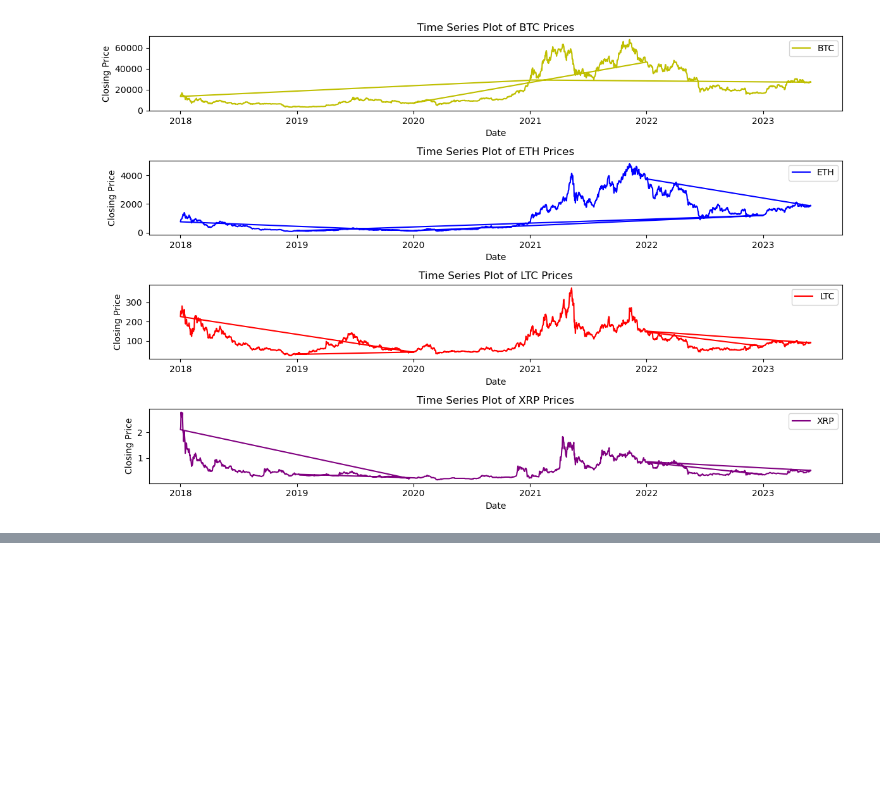
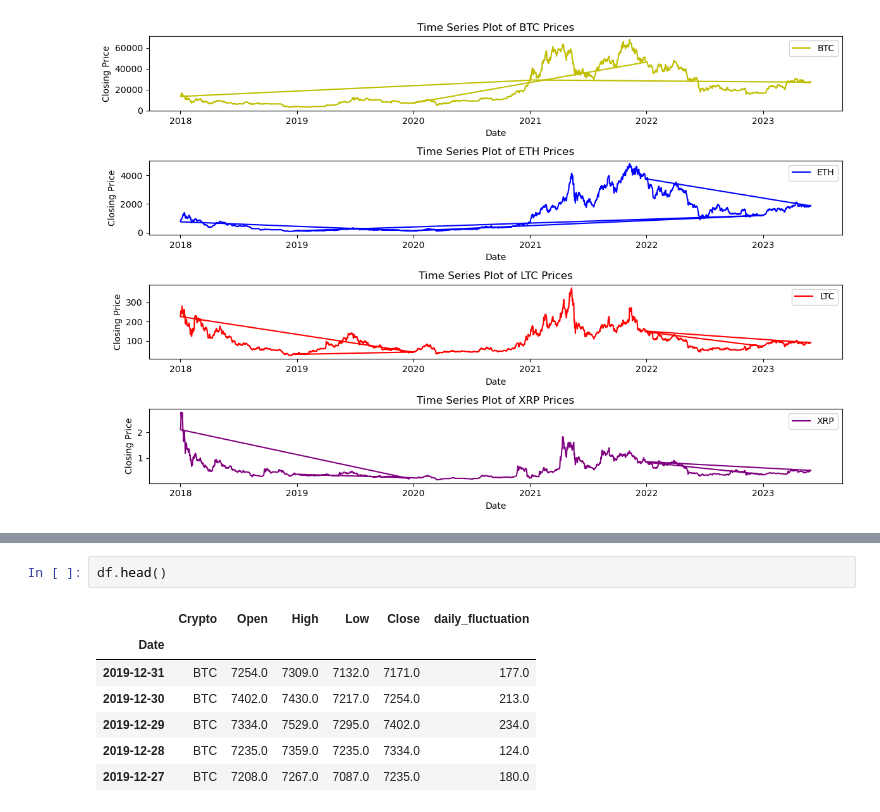
Before and after one commit to MarwaBrian/Crypto-Price-Prediction, a Jupyter notebook: crypto.ipynb, the cells around one changed output, grey strips where cells are left out. Saved outputs shown, nothing was run; the diff lists cells and outputs as text; blank space fills up the shorter version.

```diff
--- a/crypto.ipynb
+++ b/crypto.ipynb
@@ -233,0 +255,10 @@ plt.show()
+# %%
+df.head()
+# %% [output]
+|  | Crypto | Open | High | Low | Close | daily_fluctuation |
+| Date |  |  |  |  |  |  |
+| 2019-12-31 | BTC | 7254.0 | 7309.0 | 7132.0 | 7171.0 | 177.0 |
+| 2019-12-30 | BTC | 7402.0 | 7430.0 | 7217.0 | 7254.0 | 213.0 |
+| 2019-12-29 | BTC | 7334.0 | 7529.0 | 7295.0 | 7402.0 | 234.0 |
+| 2019-12-28 | BTC | 7235.0 | 7359.0 | 7235.0 | 7334.0 | 124.0 |
+| 2019-12-27 | BTC | 7208.0 | 7267.0 | 7087.0 | 7235.0 | 180.0 |
```
Also changed, not shown: parts of 4 cells of this notebook.
